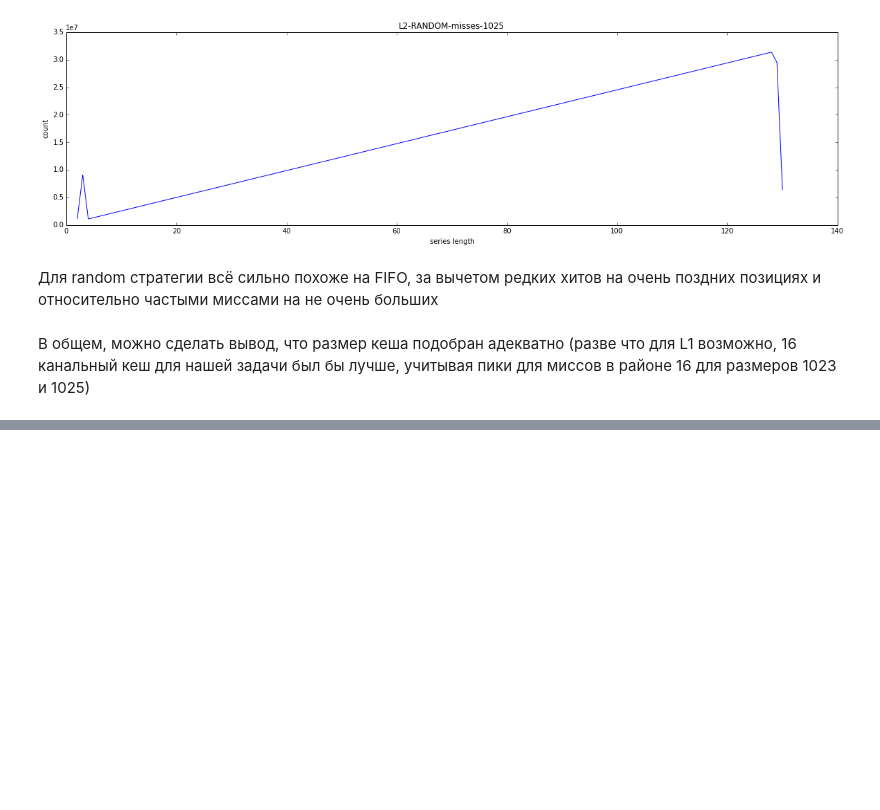
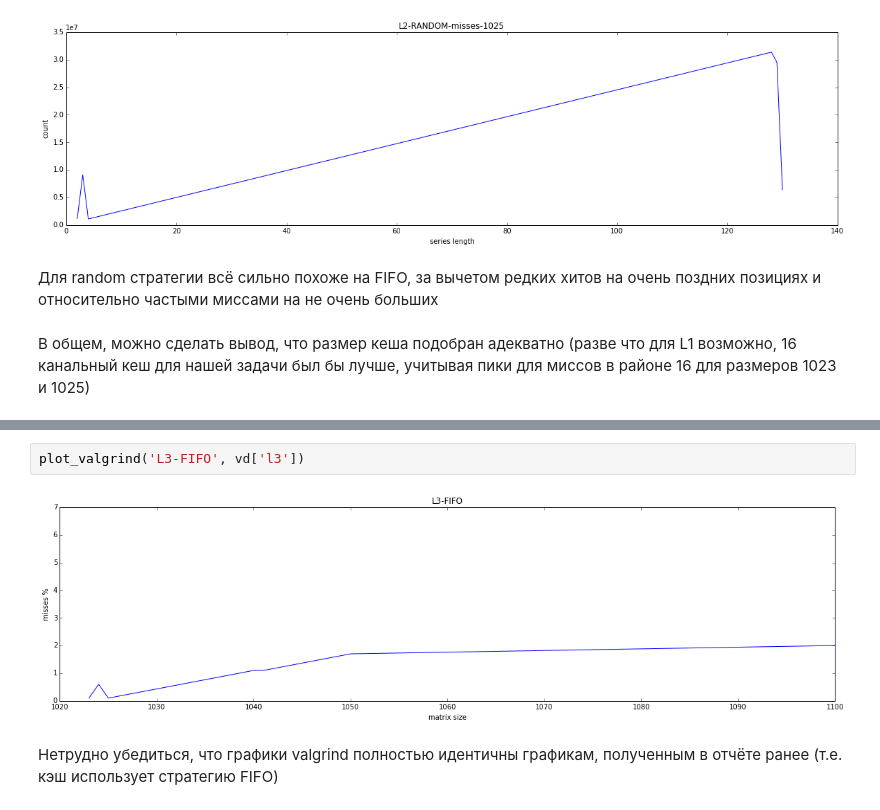
Before and after one commit to sajeruk/Mag.Par.Ex3, a Jupyter notebook: Ex3.ipynb, the cells around one changed output, grey strips where cells are left out. Cells and saved outputs as stored; diff of their text form; blank space fills up the shorter version.

```diff
--- a/Ex3.ipynb
+++ b/Ex3.ipynb
@@ -245,0 +290,6 @@ plotAllSeries(rand_res[0], ['hits', 'misses'])
+# %%
+plot_valgrind('L3-FIFO', vd['l3'])
+# %% [output]
+[figure, added]
+# %% [markdown]
+Нетрудно убедиться, что графики valgrind полностью идентичны графикам, полученным в отчёте ранее (т.е. кэш использует стратегию FIFO)
```
Also changed, not shown: parts of 6 cells of this notebook.
